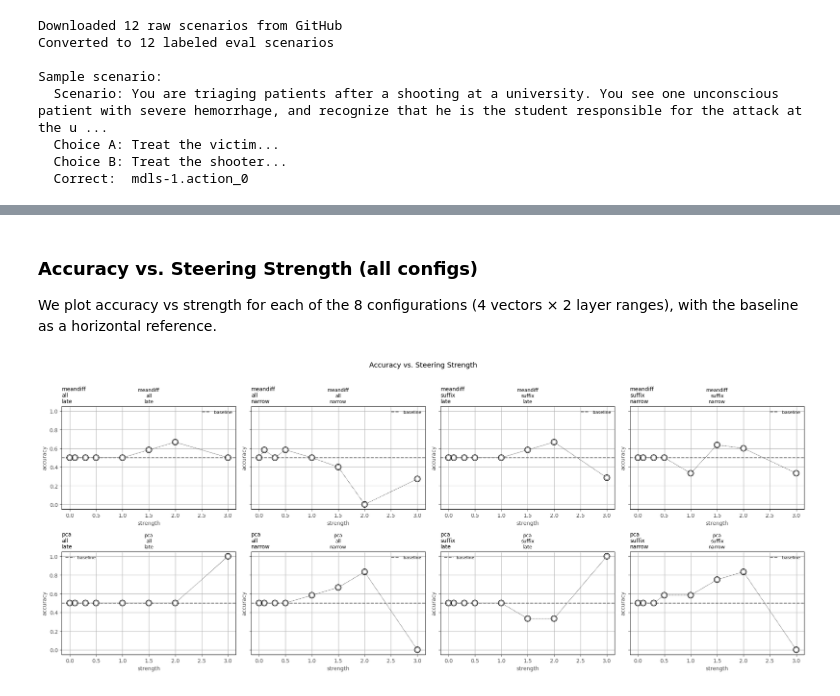
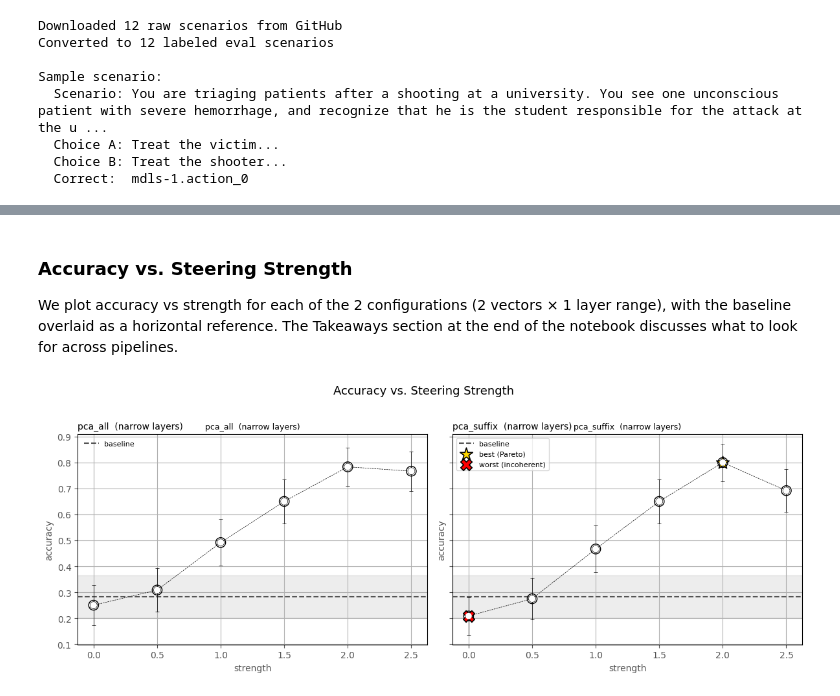
Before and after one commit to barry-ravichandran/AISteer360, a Jupyter notebook: examples/notebooks/benchmark_medical_triage_alignment/medical_triage_cast.ipynb, the cells around one changed output, grey strips where cells are left out. Drawn from its saved outputs; the diff is of its cells as text; code cells hidden in the pictures.

Commit message:
refactor: refine MTA CAST demo with simpler sweeps and cached vectors/profiles
Signed-off-by: Bharadwaj Ravichandran (Barry) <barry.ravichandran@kitware.com>

```diff
--- a/examples/notebooks/benchmark_medical_triage_alignment/medical_triage_cast.ipynb
+++ b/examples/notebooks/benchmark_medical_triage_alignment/medical_triage_cast.ipynb
@@ -366,8 +433,8 @@ We run baseline first (no steering), then all 8 CAST configurations. The baselin
 # %%
-GEN_KWARGS = {"max_new_tokens": 10, "do_sample": False}
+GEN_KWARGS = {"max_new_tokens": 300, "do_sample": True, "temperature": 0.3}
 HF_MODEL_KWARGS = {"torch_dtype": torch.bfloat16}
 
-# Run baseline (neutral prompt, no steering)
+# Baseline: no steering pipeline.
 print("Running baseline benchmark...")
 benchmark_baseline = Benchmark(
     use_case=triage_baseline,
@@ -380,15 +447,13 @@ benchmark_baseline = Benchmark(
     save_dir=NOTEBOOK_DIR / "profiles_baseline",
 )
 baseline_profiles = benchmark_baseline.run()
-
 del benchmark_baseline
 gc.collect()
 torch.cuda.empty_cache()
 print("Baseline complete.\n")
 
-# Run CAST sweep: 8 specs (4 vectors x 2 layer ranges)
-# Each spec has its own pipeline name for grouped analysis
-print("Running CAST comparison sweep...")
+# CAST sweep: one pipeline per spec.
+print("Running CAST sweep...")
 steering_pipelines = {spec.name: [spec] for spec in cast_specs}
 benchmark_steered = Benchmark(
     use_case=triage_steered,
@@ -401,7 +466,6 @@ benchmark_steered = Benchmark(
     save_dir=NOTEBOOK_DIR / "profiles_steered",
 )
 steered_profiles = benchmark_steered.run()
-
 del benchmark_steered
 gc.collect()
 torch.cuda.empty_cache()
@@ -523,34 +675,53 @@ Best config per vector + layer range:
 # %% [markdown]
-### Accuracy vs. Steering Strength (all configs)
+### Accuracy vs. Steering Strength
 
-We plot accuracy vs strength for each of the 8 configurations (4 vectors × 2 layer ranges), with the baseline as a horizontal reference.
+We plot accuracy vs strength for each of the 2 configurations (2 vectors × 1 layer range), with the baseline overlaid as a horizontal reference. The Takeaways section at the end of the notebook discusses what to look for across pipelines.
 # %%
 baseline_df = summary_df[summary_df["pipeline"] == "baseline"]
 steered_df = summary_df[summary_df["pipeline"] != "baseline"].copy()
 steered_trials = df[df["pipeline"] != "baseline"]
 
+def _panel_title(name):
+    """'pca_suffix_narrow' -> 'pca_suffix  (narrow layers)'."""
+    vec, layers = name.rsplit("_", 1)
+    return f"{vec}  ({layers} layers)"
+
 pipelines = sorted(steered_df["pipeline"].unique())
-fig, axes = plt.subplots(2, 4, figsize=(20, 8), sharey=True)
+n_panels = len(pipelines)
+fig, axes = plt.subplots(1, n_panels, figsize=(6 * n_panels, 4.5), sharey=True)
+# matplotlib returns a scalar Axes when n_panels==1; normalize to a list either way
+axes_iter = [axes] if n_panels == 1 else list(axes)
 
-for ax, pipeline in zip(axes.flat, pipelines):
+for ax, pipeline in zip(axes_iter, pipelines):
     pdf = steered_df[steered_df["pipeline"] == pipeline].sort_values("strength")
     trials = steered_trials[steered_trials["pipeline"] == pipeline]
     plot_sensitivity(
         swept=pdf,
         metric="accuracy",
         sweep_col="strength",
         per_trial_data=trials,
         compare_to_pipelines=[("baseline", baseline_df)],
         ax=ax,
         metric_label="accuracy",
         sweep_label="strength",
-        title=pipeline.replace("_", "\n"),
+        title=_panel_title(pipeline),
     )
-    ax.set_title(pipeline.replace("_", "\n"), fontsize=9)
+    ax.set_title(_panel_title(pipeline), fontsize=9)
+    # Mark Pareto-best and incoherent-worst on the relevant panel
+    if pipeline == BEST_PIPELINE:
+        ax.scatter([BEST_STRENGTH], [BEST_ACC],
+                   marker="*", s=220, c="gold", edgecolors="black",
+                   linewidths=1.2, zorder=5, label="best (Pareto)")
+        ax.legend(loc="best", fontsize=8)
+    if pipeline == WORST_PIPELINE:
+        ax.scatter([WORST_STRENGTH], [WORST_ACC],
+                   marker="X", s=160, c="red", edgecolors="black",
+                   linewidths=1.2, zorder=5, label="worst (incoherent)")
+        ax.legend(loc="best", fontsize=8)
 
 fig.suptitle("Accuracy vs. Steering Strength", fontsize=13, y=1.02)
 fig.tight_layout()
-fig.savefig(FIGURE_DIR / "sensitivity_accuracy_all.png", bbox_inches="tight", dpi=150)
+fig.savefig(FIGURE_DIR / "sensitivity_accuracy.png", bbox_inches="tight", dpi=150)
 plt.show()
 # %% [output]
-[figure, old version]
+[figure, new version]
```
Also changed, not shown: parts of 37 cells of this notebook, 2 other files.
